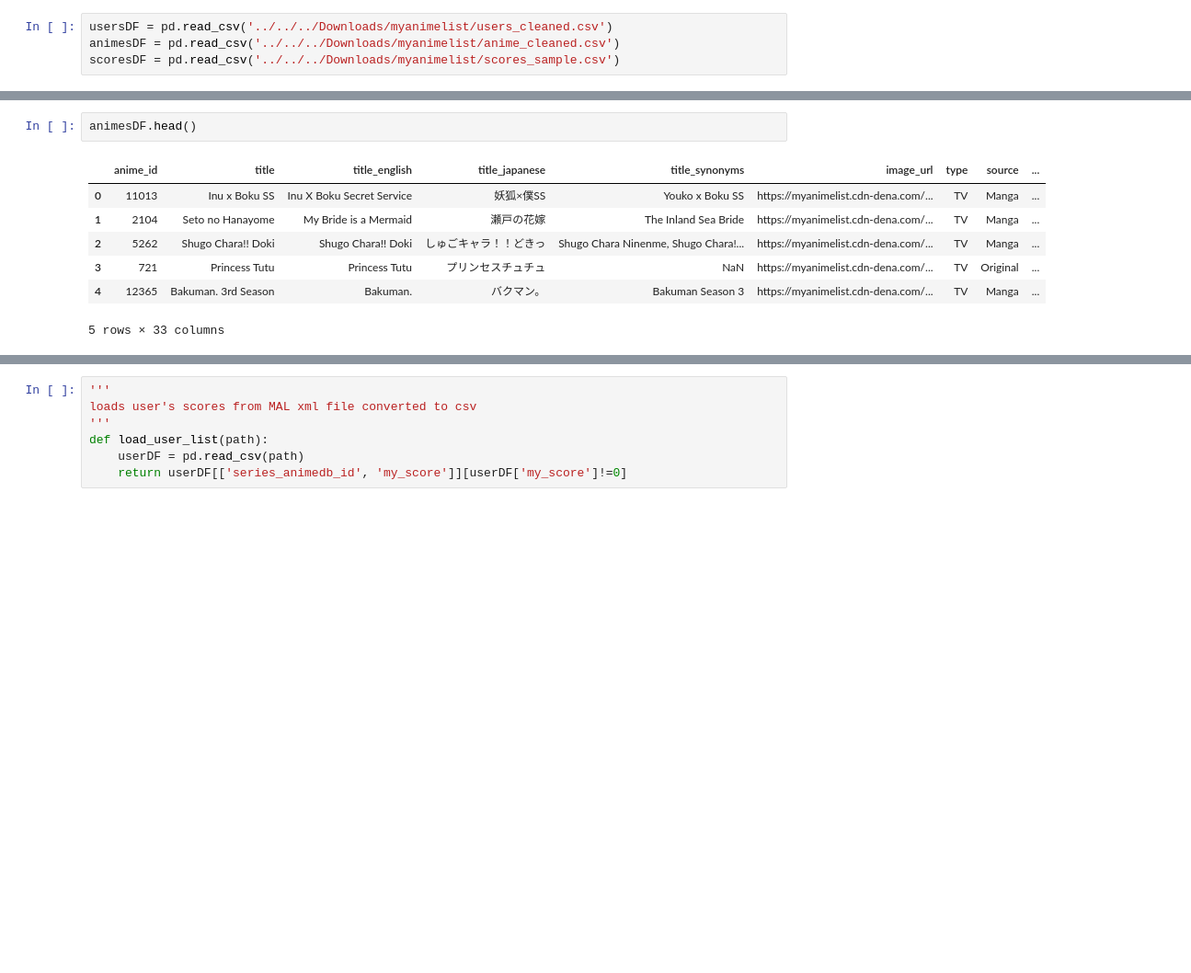
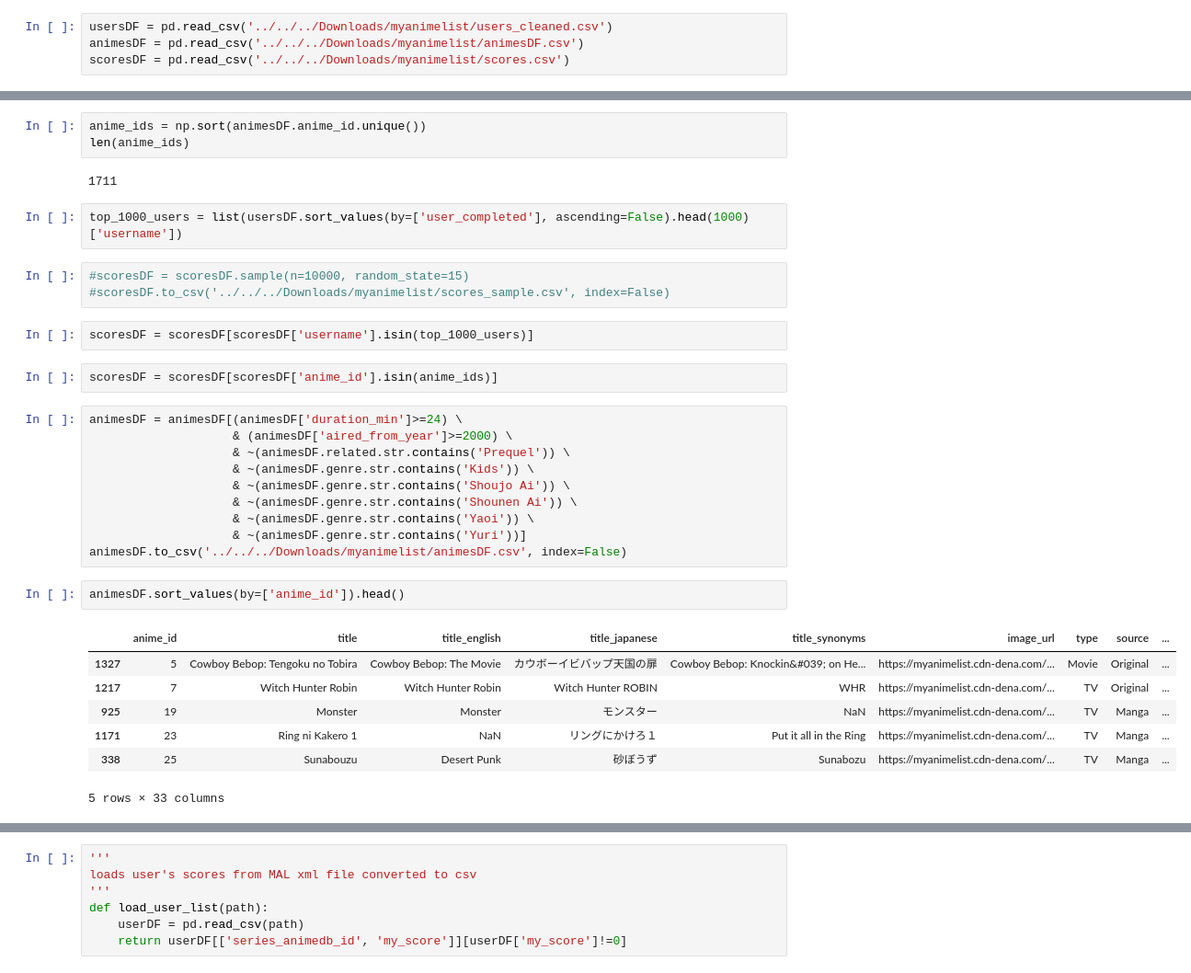
Before and after one commit to cmlimm/MALrecommendations, a Jupyter notebook: datasetTest.ipynb, the cells around one changed output, grey strips where cells are left out. Shown: that part at 92% size. Saved outputs shown, nothing was run; the diff lists cells and outputs as text; blank space fills up the shorter version.

Commit message:
innovative dataframe added

```diff
--- a/datasetTest.ipynb
+++ b/datasetTest.ipynb
@@ -6,7 +7,7 @@ import numpy as np
 # %%
 usersDF = pd.read_csv('../../../Downloads/myanimelist/users_cleaned.csv')
-animesDF = pd.read_csv('../../../Downloads/myanimelist/anime_cleaned.csv')
-scoresDF = pd.read_csv('../../../Downloads/myanimelist/scores_sample.csv')
+animesDF = pd.read_csv('../../../Downloads/myanimelist/animesDF.csv')
+scoresDF = pd.read_csv('../../../Downloads/myanimelist/scores.csv')
 # %%
 print(usersDF.shape, animesDF.shape, scoresDF.shape)
 # %% [output]
@@ -14,12 +15,36 @@ print(usersDF.shape, animesDF.shape, scoresDF.shape)
+# %%
+anime_ids = np.sort(animesDF.anime_id.unique())
+len(anime_ids)
+# %% [output]
+1711
+# %%
+top_1000_users = list(usersDF.sort_values(by=['user_completed'], ascending=False).head(1000)['username'])
+# %%
+#scoresDF = scoresDF.sample(n=10000, random_state=15)
+#scoresDF.to_csv('../../../Downloads/myanimelist/scores_sample.csv', index=False)
+# %%
+scoresDF = scoresDF[scoresDF['username'].isin(top_1000_users)]
+# %%
+scoresDF = scoresDF[scoresDF['anime_id'].isin(anime_ids)]
+# %%
+animesDF = animesDF[(animesDF['duration_min']>=24) \
+                    & (animesDF['aired_from_year']>=2000) \
+                    & ~(animesDF.related.str.contains('Prequel')) \
+                    & ~(animesDF.genre.str.contains('Kids')) \
+                    & ~(animesDF.genre.str.contains('Shoujo Ai')) \
+                    & ~(animesDF.genre.str.contains('Shounen Ai')) \
+                    & ~(animesDF.genre.str.contains('Yaoi')) \
+                    & ~(animesDF.genre.str.contains('Yuri'))]
+animesDF.to_csv('../../../Downloads/myanimelist/animesDF.csv', index=False)
 # %%
-animesDF.head()
+animesDF.sort_values(by=['anime_id']).head()
 # %% [output]
 |  | anime_id | title | title_english | title_japanese | title_synonyms | image_url | type | source | ... |
-| 0 | 11013 | Inu x Boku SS | Inu X Boku Secret Service | 妖狐×僕SS | Youko x Boku SS | https://myanimelist.cdn-dena.com/... | TV | Manga | ... |
-| 1 | 2104 | Seto no Hanayome | My Bride is a Mermaid | 瀬戸の花嫁 | The Inland Sea Bride | https://myanimelist.cdn-dena.com/... | TV | Manga | ... |
-| 2 | 5262 | Shugo Chara!! Doki | Shugo Chara!! Doki | しゅごキャラ！！どきっ | Shugo Chara Ninenme, Shugo Chara!... | https://myanimelist.cdn-dena.com/... | TV | Manga | ... |
-| 3 | 721 | Princess Tutu | Princess Tutu | プリンセスチュチュ | NaN | https://myanimelist.cdn-dena.com/... | TV | Original | ... |
-| 4 | 12365 | Bakuman. 3rd Season | Bakuman. | バクマン。 | Bakuman Season 3 | https://myanimelist.cdn-dena.com/... | TV | Manga | ... |
+| 1327 | 5 | Cowboy Bebop: Tengoku no Tobira | Cowboy Bebop: The Movie | カウボーイビバップ天国の扉 | Cowboy Bebop: Knockin&#039; on He... | https://myanimelist.cdn-dena.com/... | Movie | Original | ... |
+| 1217 | 7 | Witch Hunter Robin | Witch Hunter Robin | Witch Hunter ROBIN | WHR | https://myanimelist.cdn-dena.com/... | TV | Original | ... |
+| 925 | 19 | Monster | Monster | モンスター | NaN | https://myanimelist.cdn-dena.com/... | TV | Manga | ... |
+| 1171 | 23 | Ring ni Kakero 1 | NaN | リングにかけろ１ | Put it all in the Ring | https://myanimelist.cdn-dena.com/... | TV | Manga | ... |
+| 338 | 25 | Sunabouzu | Desert Punk | 砂ぼうず | Sunabozu | https://myanimelist.cdn-dena.com/... | TV | Manga | ... |
 5 rows × 33 columns
 # %%
 scoresDF.head()
```
Also changed, not shown: parts of 16 cells of this notebook, 4 other files.
